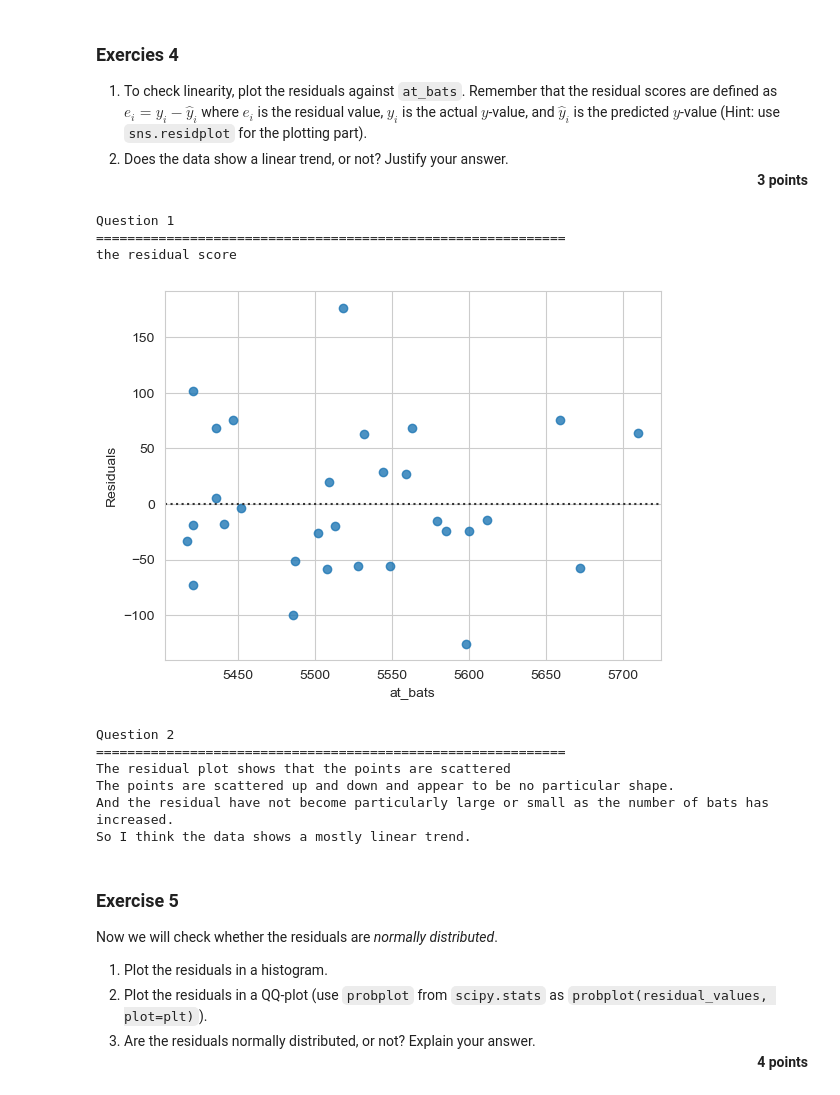
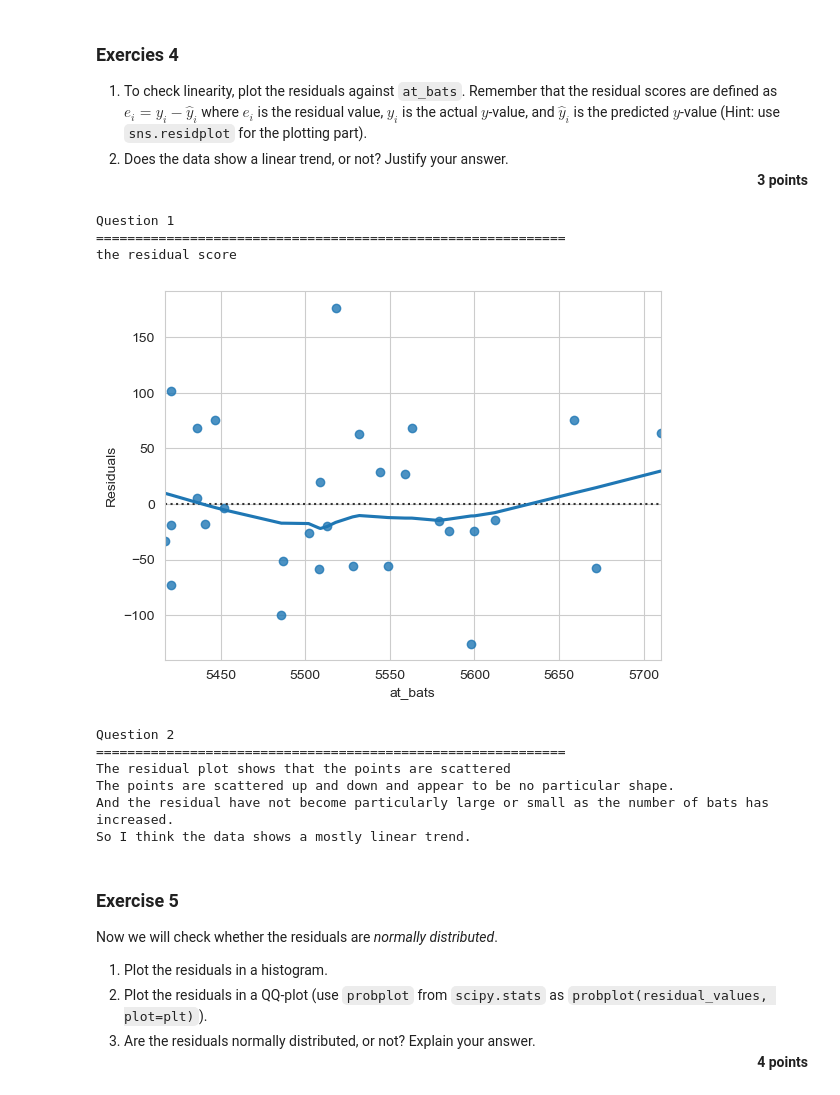
Before and after one commit to felixleopold/Frequentist-Statistics, a Jupyter notebook: FS_Assignment5/Assignment5.ipynb, the cells around one changed output. Cells and saved outputs as stored; diff of their text form; code cells hidden in the pictures.

```diff
--- a/FS_Assignment5/Assignment5.ipynb
+++ b/FS_Assignment5/Assignment5.ipynb
@@ -222,27 +229,27 @@ Linearity: You already checked if the relationship between `runs` and `at_bats`
 # %%
 # your code/answer here
 print_question(1)
 
 print(f"the residual score")
 baseball["residual"] = baseball["runs"] - baseball["predicted_runs"]
 
-sns.residplot(x=baseball["at_bats"], y=baseball["runs"])
+sns.residplot(x=baseball["at_bats"], y=baseball["runs"], lowess=True)
 plt.xlabel("at_bats")
 plt.ylabel("Residuals")
 plt.show()
 
 
 print_question(2)
 
 print(f"The residual plot shows that the points are scattered")
 print(f"The points are scattered up and down and appear to be no particular shape.")
 print(f"And the residual have not become particularly large or small as the number of bats has increased.")
 print(f"So I think the data shows a mostly linear trend.")
 # %% [output]
 Question 1
 ============================================================
 the residual score
-[figure, old version]
+[figure, new version]
 Question 2
 ============================================================
 The residual plot shows that the points are scattered
```
Also changed, not shown: parts of 14 cells of this notebook.
